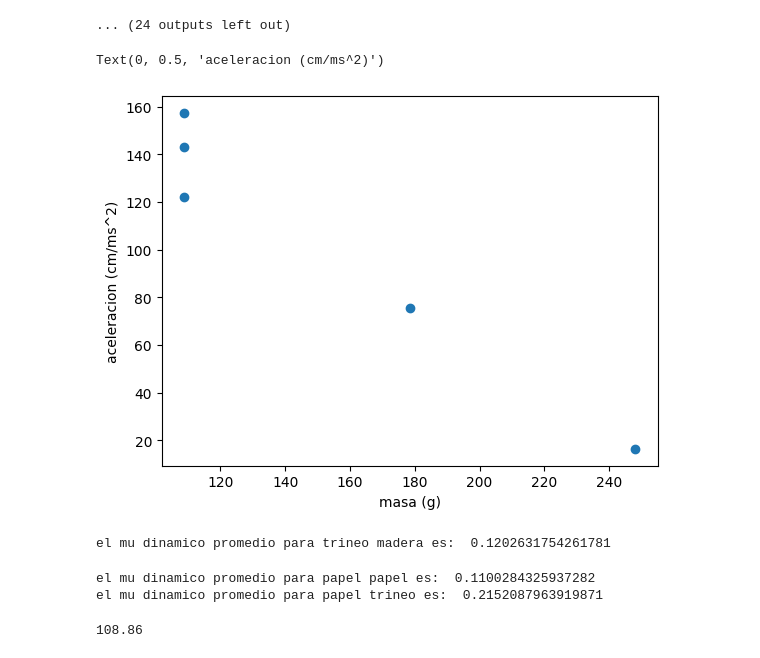
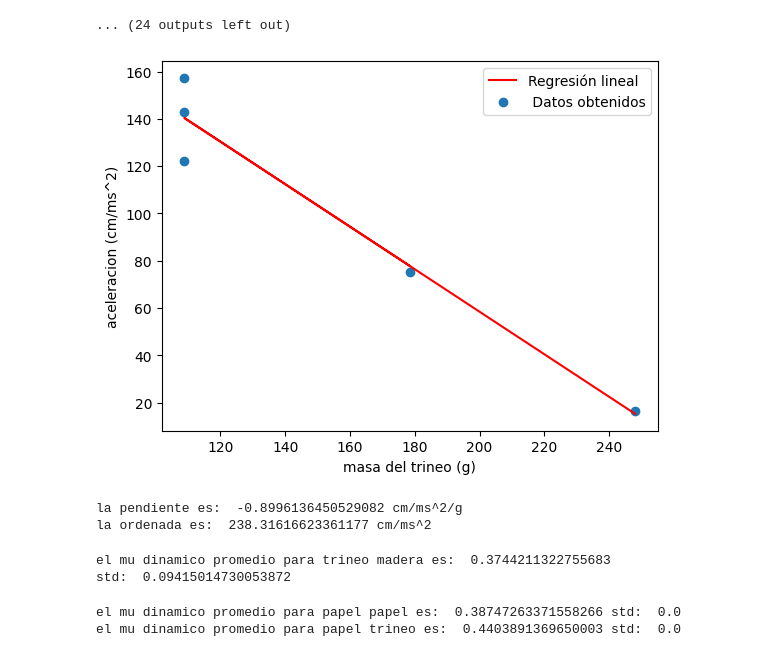
Before and after one commit to AgusManzano/exp3_fisica, a Jupyter notebook: tp3.ipynb, the cells around one changed output. Cells and saved outputs as stored; diff of their text form; code cells hidden in the pictures.

```diff
--- a/tp3.ipynb
+++ b/tp3.ipynb
@@ -137,10 +141,10 @@ plt.show()
 # %%
 b = 72.76
 s= 22.12
-m= 5.37
+m_= 5.37
 p = 69.59
 t = 108.86
-nombre_to_peso = {"bronce": b, "nada": t, "protoboard":t+p, "2protoboard": t+2*p, "broncesilvermadera":b+s+m,"silvermadera":s+m, "silver":s}
+nombre_to_peso = {"bronce": b, "nada": t, "protoboard":t+p, "2protoboard": t+2*p, "broncesilvermadera":b+s+m_,"silvermadera":s+m_, "silver":s}
 # %% [markdown]
 codigo principal que lee cada archivo y saca lo que necesitamos
 # %%
@@ -228,15 +232,30 @@ aceleracion 165.00459482351752
 # %%
 # plotear aceleracion vs masa con M fijo, y superficies fijas
 m_filtro = []
 a_filtro = []
-for M in range(len(M)):
-    if M[M] == nombre_to_peso["bronce"] and materialPiso[M] == "madera" and materialTrineo[M] == "trineo":
-        m_filtro.append(m[M])
-        a_filtro.append(a[M])
+for i in range(len(M)):
+    if M[i] == nombre_to_peso["bronce"] and materialPiso[i] == "madera" and materialTrineo[i] == "trineo":
+        m_filtro.append(m[i])
+        a_filtro.append(a[i])
 
-plt.scatter(m_filtro, a_filtro)
-plt.xlabel("masa (g)")
+# aplicar regresion lineal
+def linear_function(x, m, b):
+    return m * x + b
+
+params, covariance = curve_fit(linear_function, m_filtro, a_filtro)
+
+slope, intercept = params
+
+
+plt.plot(m_filtro, linear_function(np.array(m_filtro), slope, intercept), color='red', label='Regresión lineal')
+plt.scatter(m_filtro, a_filtro, label=' Datos obtenidos')
+plt.xlabel("masa del trineo (g)")
 plt.ylabel("aceleracion (cm/ms^2)")
+plt.legend()
+plt.show()
+print("la pendiente es: ",slope,"cm/ms^2/g")
+print("la ordenada es: ",intercept,"cm/ms^2")
 # %% [output]
+[figure, new version]
-Text(0, 0.5, 'aceleracion (cm/ms^2)')
+la pendiente es:  -0.8996136450529082 cm/ms^2/g
+la ordenada es:  238.31616623361177 cm/ms^2
-[figure, old version]
@@ -246,36 +269,42 @@ Text(0, 0.5, 'aceleracion (cm/ms^2)')
 
 mu = []
 g = 98 # en cm/s^2
-for M in range(len(M)):
-    if materialPiso[M] == "madera" and materialTrineo[M] == "trineo" and a[M] < 100:
-        mu.append((M[M]*g - (m[M]-M[M])*a[M]) / (m[M]*g))
+for i in range(len(M)):
+    if materialPiso[i] == "madera" and materialTrineo[i] == "trineo":# and a[i] < 100:
+
+        mu_d = mu_dinamico(a[i]/10,m[i],M[i])
+        # print("mu dinamico: ",a[i]/10,m[i],M[i], mu_d)
+        mu.append(mu_d)
 
 print("el mu dinamico promedio para trineo madera es: ", np.mean(mu))
+print("std: ", np.std(mu))
 # %% [output]
-el mu dinamico promedio para trineo madera es:  0.1202631754261781
+el mu dinamico promedio para trineo madera es:  0.3744211322755683
+std:  0.09415014730053872
 # %%
 # mu para papel papel
 mu = []
-for M in range(len(M)):
-    if materialPiso[M] == "papel" and materialTrineo[M] == "papel":
-        mu.append((M[M]*g - (m[M]-M[M])*a[M]) / (m[M]*g))
+for i in range(len(M)):
+    if materialPiso[i] == "papel" and materialTrineo[i] == "papel":
+        mu_d = mu_dinamico(a[i]/10,m[i],M[i])
+        # print("mu dinamico: ",a[i]/10,m[i],M[i], mu_d)
+        mu.append(mu_d)
 
-print("el mu dinamico promedio para papel papel es: ", np.mean(mu))
+print("el mu dinamico promedio para papel papel es: ", np.mean(mu), "std: ", np.std(mu))
 
 # mu para papel trineo
 mu = []
-for M in range(len(M)):
-    if materialPiso[M] == "papel" and materialTrineo[M] == "trineo":
-        mu.append((M[M]*g - (m[M]-M[M])*a[M]) / (m[M]*g))
+for i in range(len(M)):
+    if materialPiso[i] == "papel" and materialTrineo[i] == "trineo":
+        # print(i)
+        mu_d = mu_dinamico(a[i]/10,m[i],M[i])
+        # print("mu dinamico: ",a[i]/10,m[i],M[i], mu_d)
+        mu.append(mu_d)
 
-print("el mu dinamico promedio para papel trineo es: ", np.mean(mu))
+print("el mu dinamico promedio para papel trineo es: ", np.mean(mu), "std: ", np.std(mu))
 # %% [output]
-el mu dinamico promedio para papel papel es:  0.1100284325937282
-el mu dinamico promedio para papel trineo es:  0.2152087963919871
+el mu dinamico promedio para papel papel es:  0.38747263371558266 std:  0.0
+el mu dinamico promedio para papel trineo es:  0.4403891369650003 std:  0.0
-# %%
-m[M]
-# %% [output]
-108.86
 # %%
 # coeficiente estatico
 # para calcular Frmax propusimos el siguiente experimento:
```
Also changed, not shown: parts of 15 cells of this notebook.
